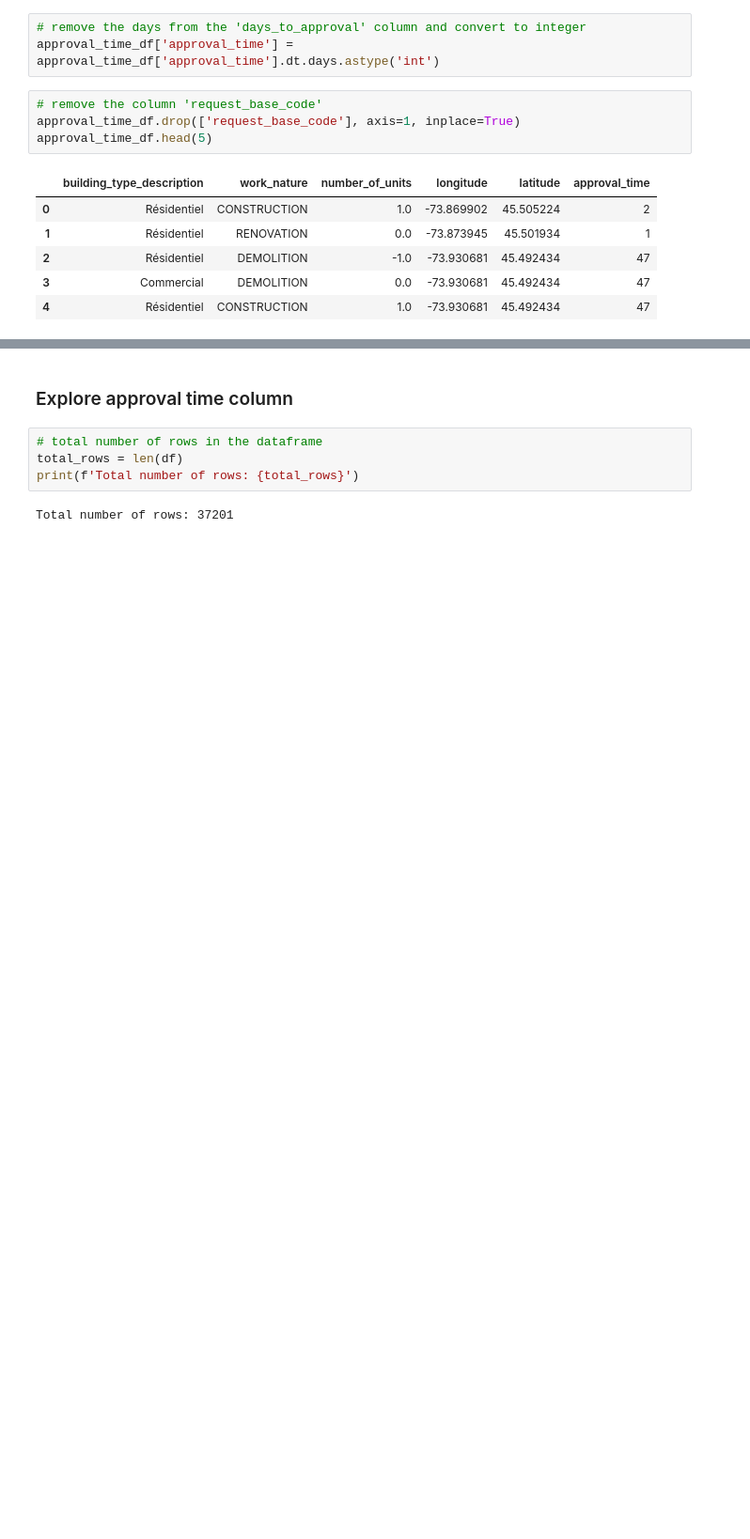
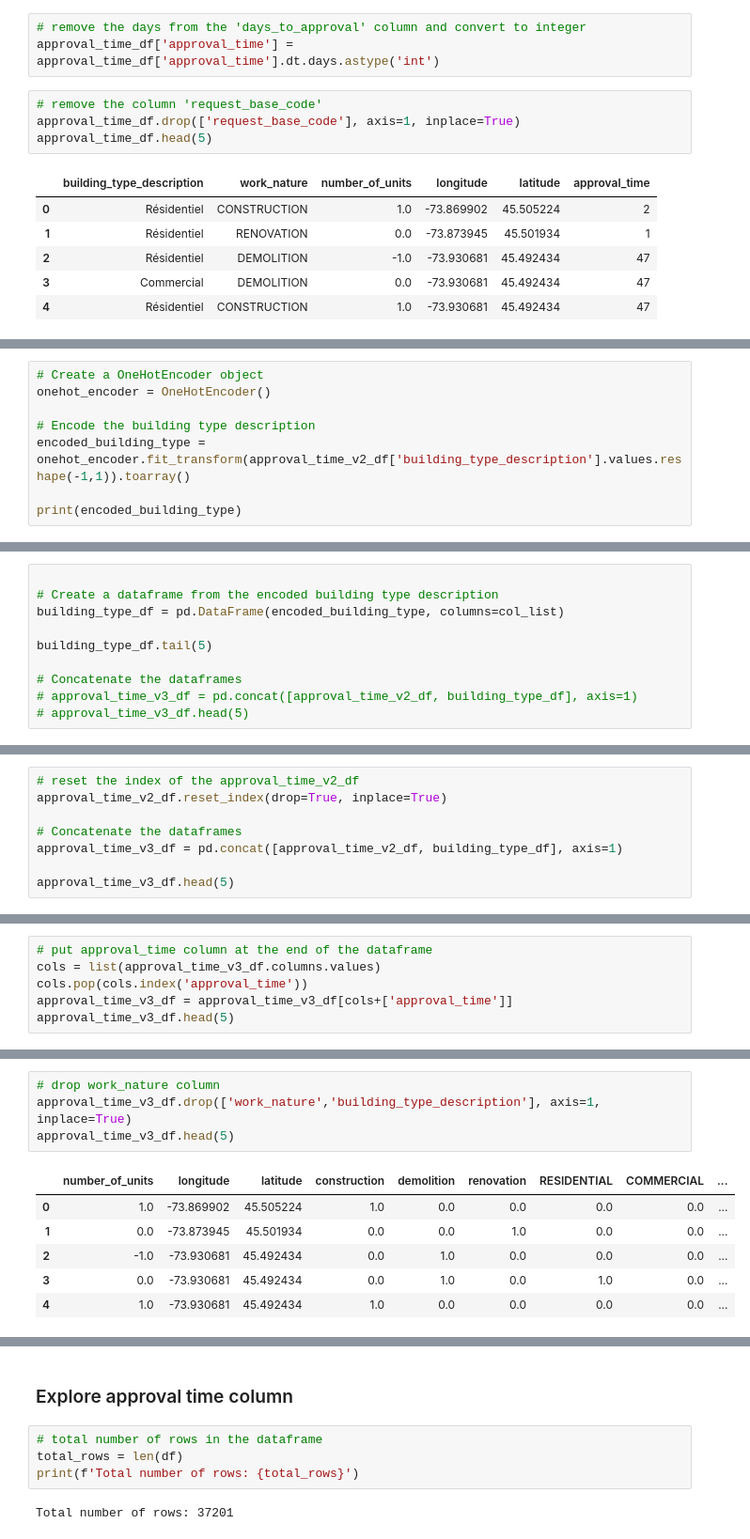
Before and after one commit to bhargobdeka/Real-estate-ML, a Jupyter notebook: notebooks/construction-EDA.ipynb, the cells around one changed output, grey strips where cells are left out. Shown: that part at 94% size. Drawn from its saved outputs; the diff is of its cells as text; blank space fills up the shorter version.

```diff
--- a/notebooks/construction-EDA.ipynb
+++ b/notebooks/construction-EDA.ipynb
@@ -348,0 +408,8 @@ df.head(5)
+# %%
+# Create a OneHotEncoder object
+onehot_encoder = OneHotEncoder()
+
+# Encode the building type description
+encoded_building_type = onehot_encoder.fit_transform(approval_time_v2_df['building_type_description'].values.reshape(-1,1)).toarray()
+
+print(encoded_building_type)
@@ -348,0 +438,10 @@ df.head(5)
+# %%
+
+# Create a dataframe from the encoded building type description
+building_type_df = pd.DataFrame(encoded_building_type, columns=col_list)
+
+building_type_df.tail(5)
+
+# Concatenate the dataframes
+# approval_time_v3_df = pd.concat([approval_time_v2_df, building_type_df], axis=1)
+# approval_time_v3_df.head(5)
@@ -348,0 +466,8 @@ df.head(5)
+# %%
+# reset the index of the approval_time_v2_df
+approval_time_v2_df.reset_index(drop=True, inplace=True)
+
+# Concatenate the dataframes
+approval_time_v3_df = pd.concat([approval_time_v2_df, building_type_df], axis=1)
+
+approval_time_v3_df.head(5)
@@ -348,0 +510,6 @@ df.head(5)
+# %%
+# put approval_time column at the end of the dataframe
+cols = list(approval_time_v3_df.columns.values)
+cols.pop(cols.index('approval_time'))
+approval_time_v3_df = approval_time_v3_df[cols+['approval_time']]
+approval_time_v3_df.head(5)
@@ -348,0 +523,11 @@ df.head(5)
+# %%
+# drop work_nature column
+approval_time_v3_df.drop(['work_nature','building_type_description'], axis=1, inplace=True)
+approval_time_v3_df.head(5)
+# %% [output]
+|  | number_of_units | longitude | latitude | construction | demolition | renovation | RESIDENTIAL | COMMERCIAL | ... |
+| 0 | 1.0 | -73.869902 | 45.505224 | 1.0 | 0.0 | 0.0 | 0.0 | 0.0 | ... |
+| 1 | 0.0 | -73.873945 | 45.501934 | 0.0 | 0.0 | 1.0 | 0.0 | 0.0 | ... |
+| 2 | -1.0 | -73.930681 | 45.492434 | 0.0 | 1.0 | 0.0 | 0.0 | 0.0 | ... |
+| 3 | 0.0 | -73.930681 | 45.492434 | 0.0 | 1.0 | 0.0 | 1.0 | 0.0 | ... |
+| 4 | 1.0 | -73.930681 | 45.492434 | 1.0 | 0.0 | 0.0 | 0.0 | 0.0 | ... |
```
Also changed, not shown: parts of 43 cells of this notebook, 5 other files.
